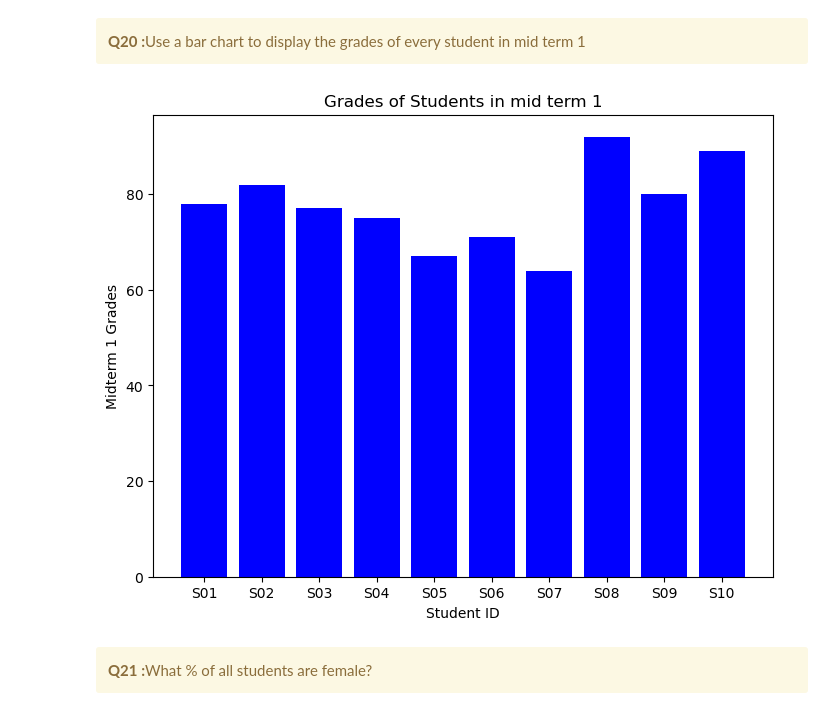
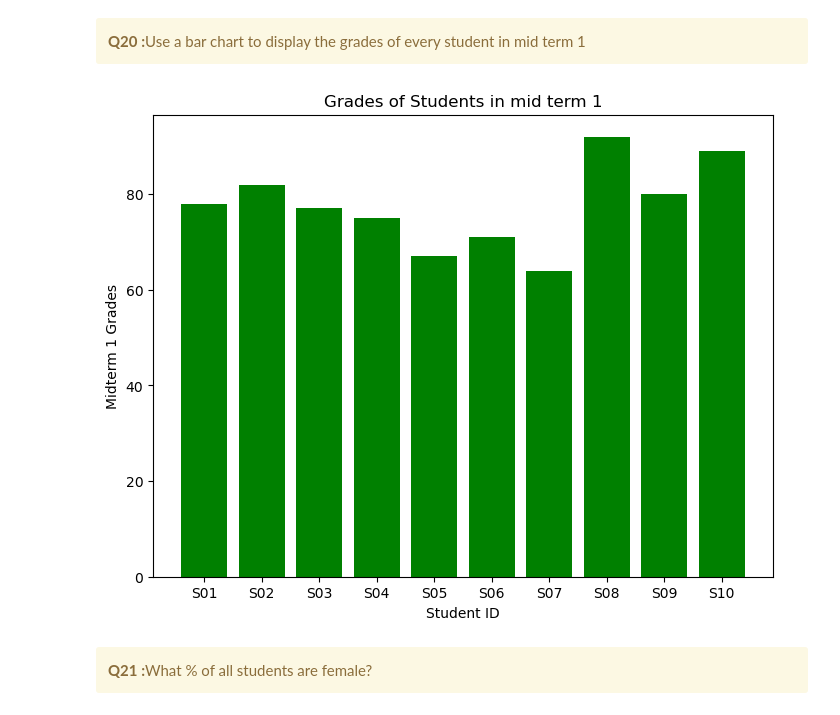
Before and after one commit to Neenu1990/Python_Hackathon_Team_8, a Jupyter notebook: Team8_PythonPioneers_Main80Questions.ipynb, the cells around one changed output. Saved outputs shown, nothing was run; the diff lists cells and outputs as text; code cells hidden in the pictures.

```diff
--- a/Team8_PythonPioneers_Main80Questions.ipynb
+++ b/Team8_PythonPioneers_Main80Questions.ipynb
@@ -284,13 +402,13 @@ S02                85  114.313813
 # %%
 # Plotting the bar chart
 plt.figure(figsize=(8, 6))
-plt.bar(df_Grades['Student_id'], df_Grades['Midterm 1'], color='blue')
+plt.bar(df_Grades['Student_id'], df_Grades['Midterm 1'], color='green')
 plt.xlabel('Student ID')
 plt.ylabel('Midterm 1 Grades')
 plt.title('Grades of Students in mid term 1')
 plt.show()
 # %% [output]
-[figure, old version]
+[figure, new version]
 # %% [markdown]
 <div class="alert alert-block alert-warning">
 <b>Q21 :</b>What % of all students are female?
```
Also changed, not shown: parts of 4 cells of this notebook.
